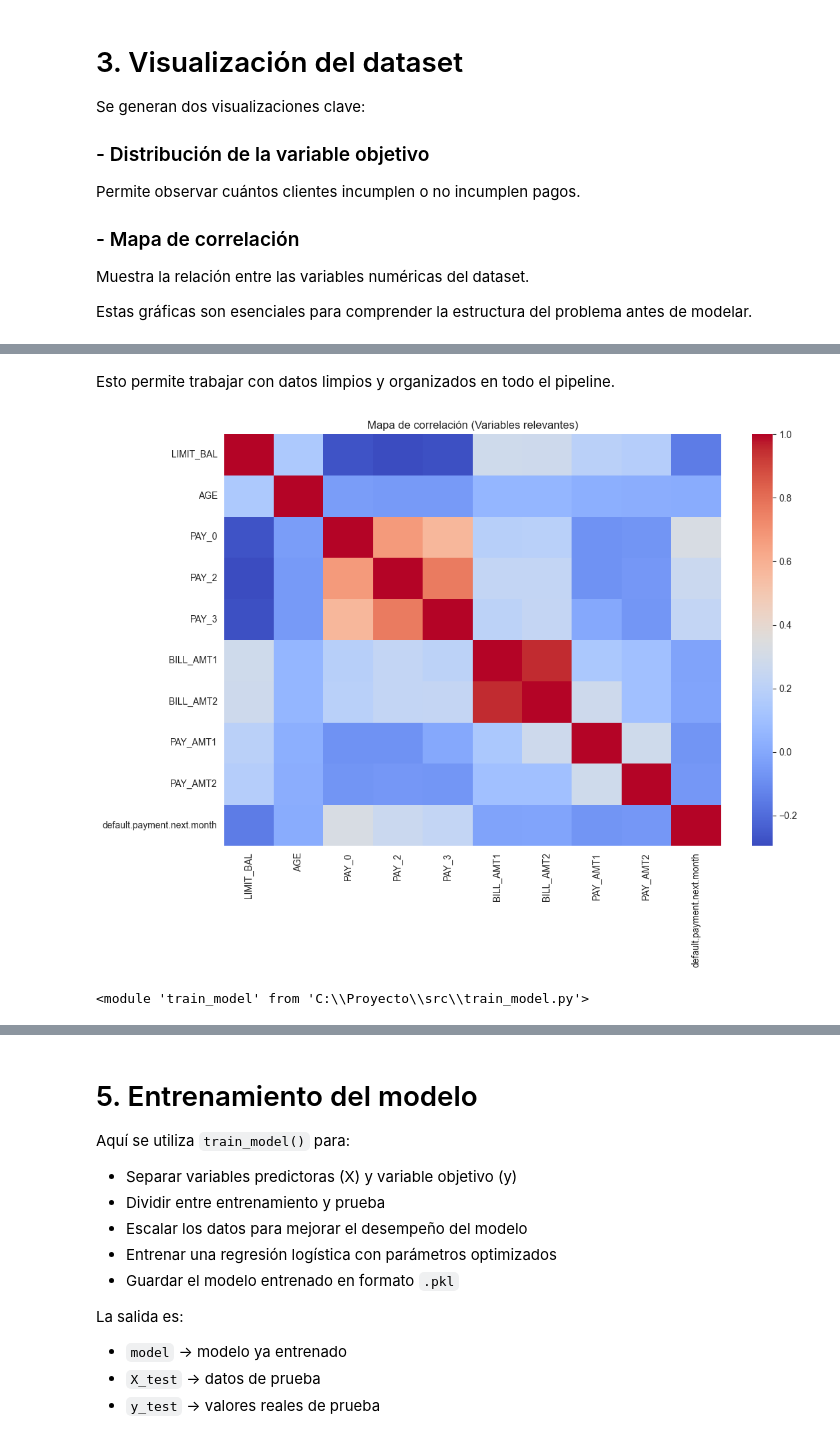
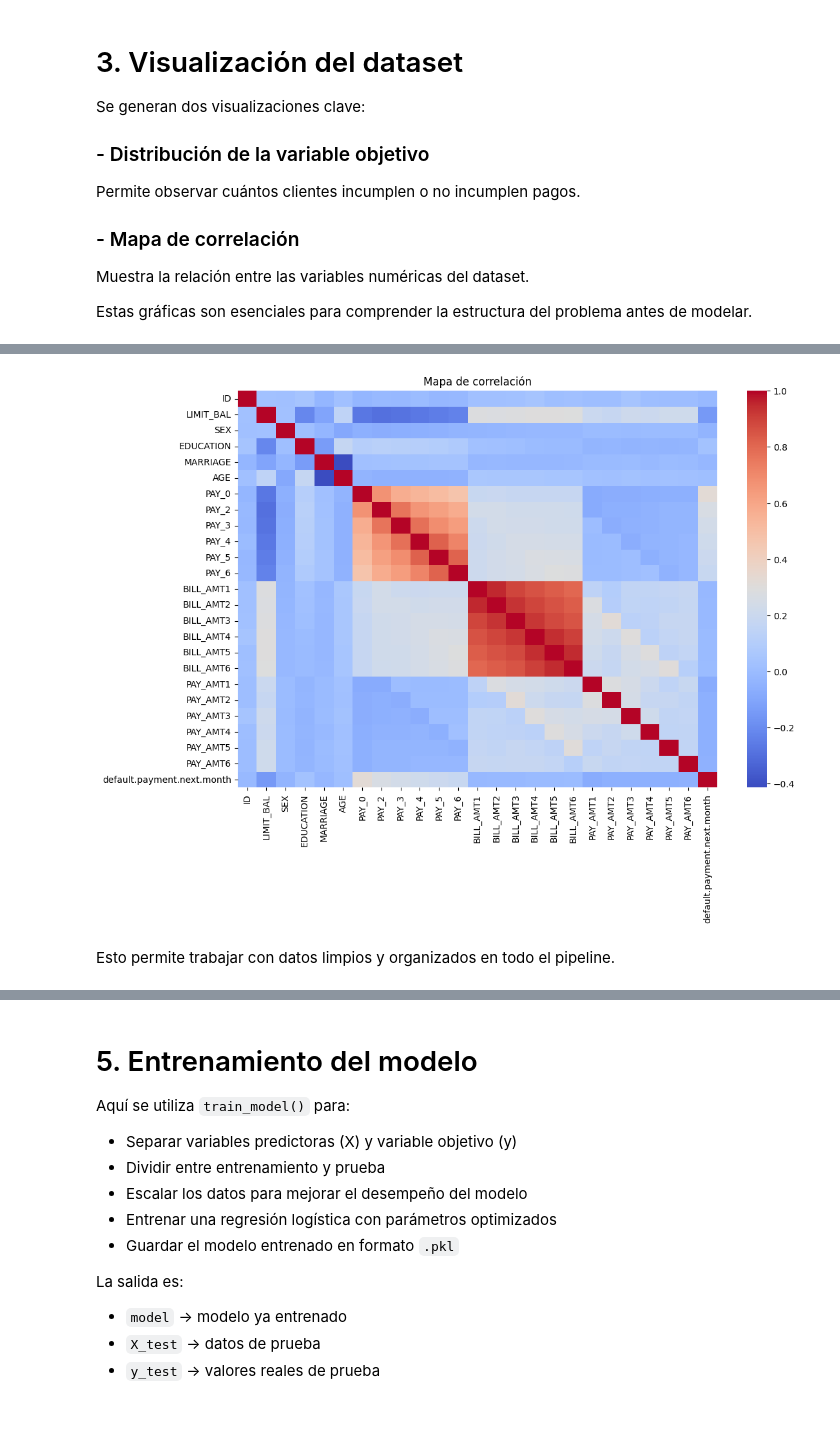
Before and after one commit to Sharik725/Proyecto-Ciencia-de-Datos, a Jupyter notebook: Notebook/analisis_exploratorio.ipynb, the cells around one changed output, grey strips where cells are left out. Cells and saved outputs as stored; diff of their text form; code cells hidden in the pictures.

```diff
--- a/Notebook/analisis_exploratorio.ipynb
+++ b/Notebook/analisis_exploratorio.ipynb
@@ -199,24 +122,10 @@ plt.show()
+# %%
+plt.figure(figsize=(12, 8))
+sns.heatmap(df.corr(), cmap="coolwarm", annot=False)
+plt.title("Mapa de correlación")
+plt.show()
+# %% [output]
+[figure, added]
 # %% [markdown]
 
 Esto permite trabajar con datos limpios y organizados en todo el pipeline.
-# %%
-cols_relevantes = [
-    "LIMIT_BAL",
-    "AGE",
-    "PAY_0", "PAY_2", "PAY_3",
-    "BILL_AMT1", "BILL_AMT2",
-    "PAY_AMT1", "PAY_AMT2",
-    "default.payment.next.month"
-]
-
-plt.figure(figsize=(12, 8))
-sns.heatmap(df[cols_relevantes].corr(), cmap="coolwarm", annot=False)
-plt.title("Mapa de correlación (Variables relevantes)")
-plt.show()
-# %% [output]
-[figure, removed]
-# %%
-import sys
-sys.modules.pop('train_model',None)
-# %% [output]
-<module 'train_model' from 'C:\\Proyecto\\src\\train_model.py'>
```
Also changed, not shown: parts of 8 cells of this notebook.
